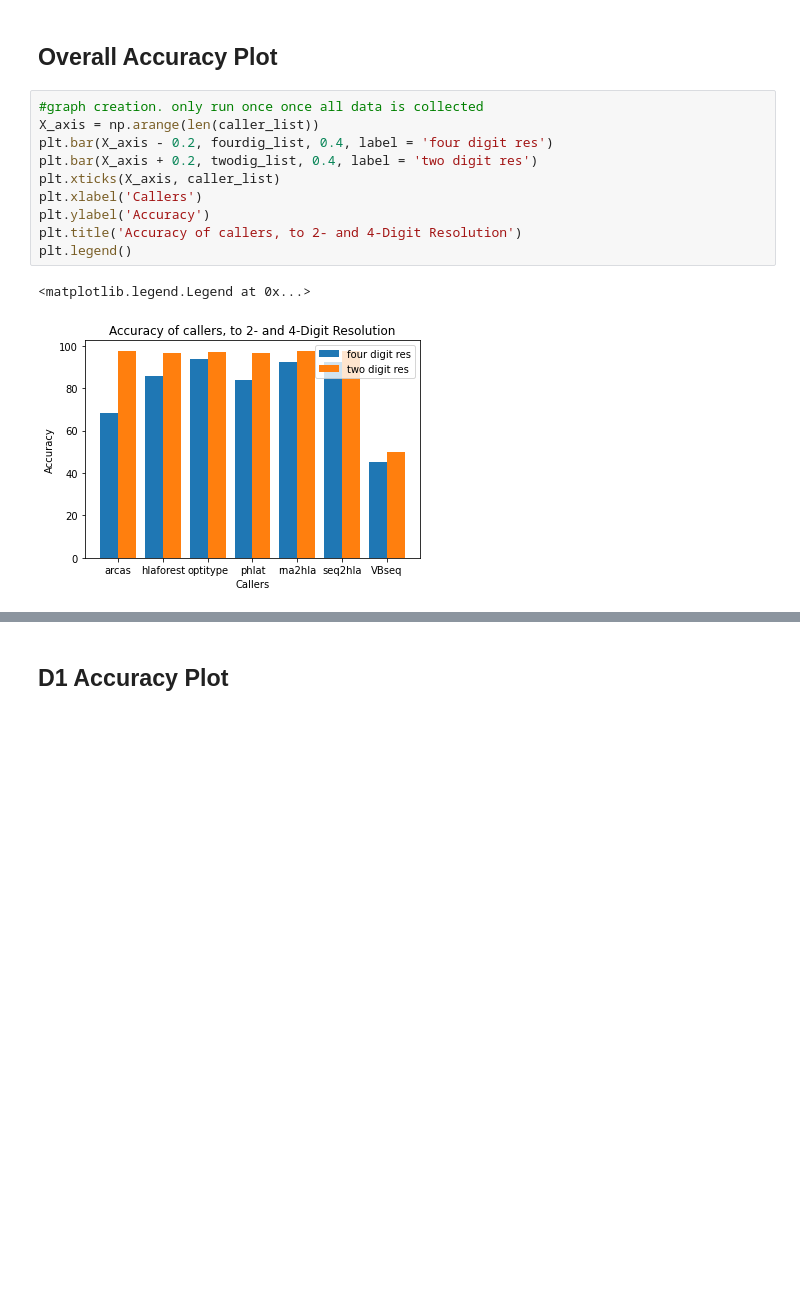
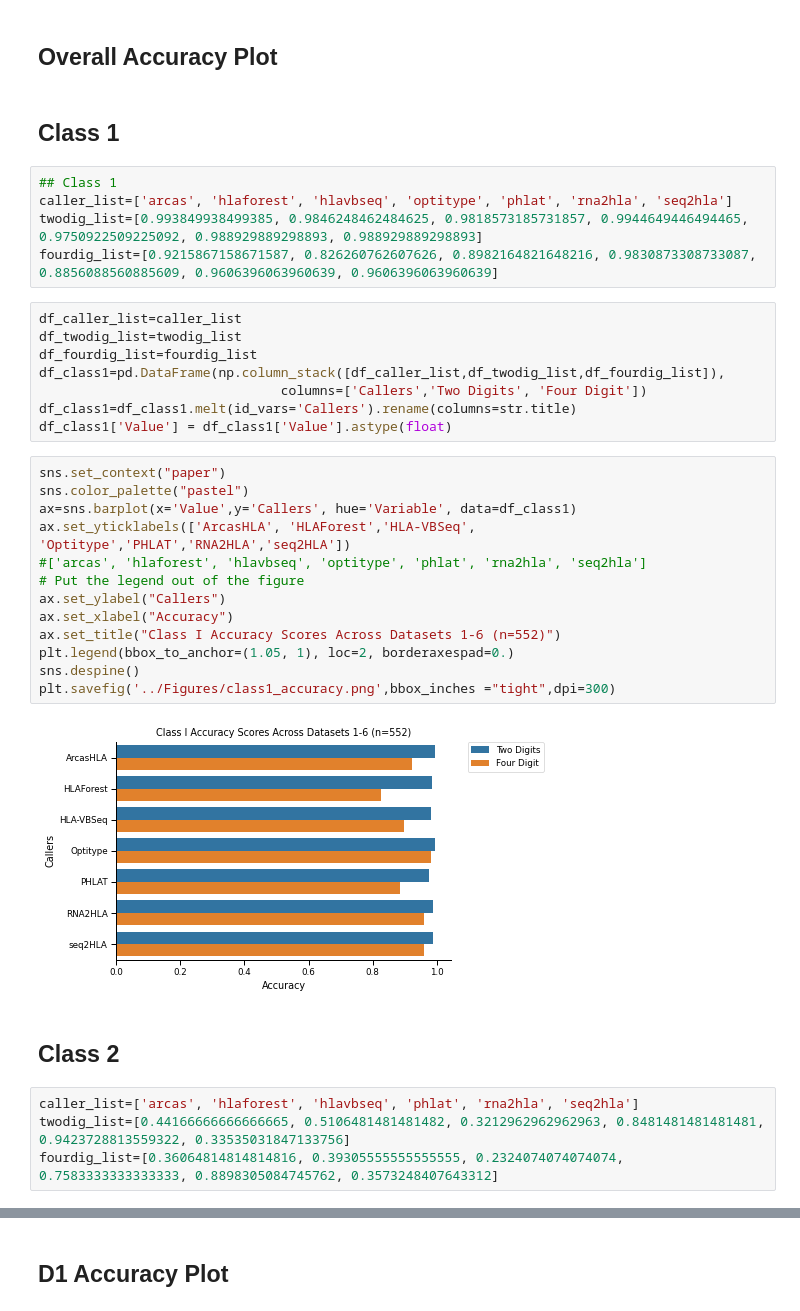
Before and after one commit to ydottie/hlaproject, a Jupyter notebook: notebooks/FINAL_accuracy_all_datasets.ipynb, the cells around one changed output, grey strips where cells are left out. Saved outputs shown, nothing was run; the diff lists cells and outputs as text; blank space fills up the shorter version.

```diff
--- a/notebooks/FINAL_accuracy_all_datasets.ipynb
+++ b/notebooks/FINAL_accuracy_all_datasets.ipynb
@@ -639,16 +950,39 @@ twodig = twodig + twodig_hit
 import seaborn as sns
 # %% [markdown]
 ## Overall Accuracy Plot
-# %%
-#graph creation. only run once once all data is collected
-X_axis = np.arange(len(caller_list))
-plt.bar(X_axis - 0.2, fourdig_list, 0.4, label = 'four digit res')
-plt.bar(X_axis + 0.2, twodig_list, 0.4, label = 'two digit res')
-plt.xticks(X_axis, caller_list)
-plt.xlabel('Callers')
-plt.ylabel('Accuracy')
-plt.title('Accuracy of callers, to 2- and 4-Digit Resolution')
-plt.legend()
-# %% [output]
-<matplotlib.legend.Legend at 0x...>
-[figure, removed]
+# %% [markdown]
+## Class 1
+# %%
+## Class 1
+caller_list=['arcas', 'hlaforest', 'hlavbseq', 'optitype', 'phlat', 'rna2hla', 'seq2hla']
+twodig_list=[0.993849938499385, 0.9846248462484625, 0.9818573185731857, 0.9944649446494465, 0.9750922509225092, 0.988929889298893, 0.988929889298893]
+fourdig_list=[0.9215867158671587, 0.826260762607626, 0.8982164821648216, 0.9830873308733087, 0.8856088560885609, 0.9606396063960639, 0.9606396063960639]
+# %%
+df_caller_list=caller_list
+df_twodig_list=twodig_list
+df_fourdig_list=fourdig_list
+df_class1=pd.DataFrame(np.column_stack([df_caller_list,df_twodig_list,df_fourdig_list]),
+                               columns=['Callers','Two Digits', 'Four Digit'])
+df_class1=df_class1.melt(id_vars='Callers').rename(columns=str.title)
+df_class1['Value'] = df_class1['Value'].astype(float)
+# %%
+sns.set_context("paper")
+sns.color_palette("pastel")
+ax=sns.barplot(x='Value',y='Callers', hue='Variable', data=df_class1)
+ax.set_yticklabels(['ArcasHLA', 'HLAForest','HLA-VBSeq', 'Optitype','PHLAT','RNA2HLA','seq2HLA'])
+#['arcas', 'hlaforest', 'hlavbseq', 'optitype', 'phlat', 'rna2hla', 'seq2hla']
+# Put the legend out of the figure
+ax.set_ylabel("Callers")
+ax.set_xlabel("Accuracy")
+ax.set_title("Class I Accuracy Scores Across Datasets 1-6 (n=552)")
+plt.legend(bbox_to_anchor=(1.05, 1), loc=2, borderaxespad=0.)
+sns.despine()
+plt.savefig('../Figures/class1_accuracy.png',bbox_inches ="tight",dpi=300)
+# %% [output]
+[figure, added]
+# %% [markdown]
+## Class 2
+# %%
+caller_list=['arcas', 'hlaforest', 'hlavbseq', 'phlat', 'rna2hla', 'seq2hla']
+twodig_list=[0.44166666666666665, 0.5106481481481482, 0.3212962962962963, 0.8481481481481481, 0.9423728813559322, 0.33535031847133756]
+fourdig_list=[0.36064814814814816, 0.39305555555555555, 0.2324074074074074, 0.7583333333333333, 0.8898305084745762, 0.3573248407643312]
```
Also changed, not shown: parts of 33 cells of this notebook, 14 other files.
